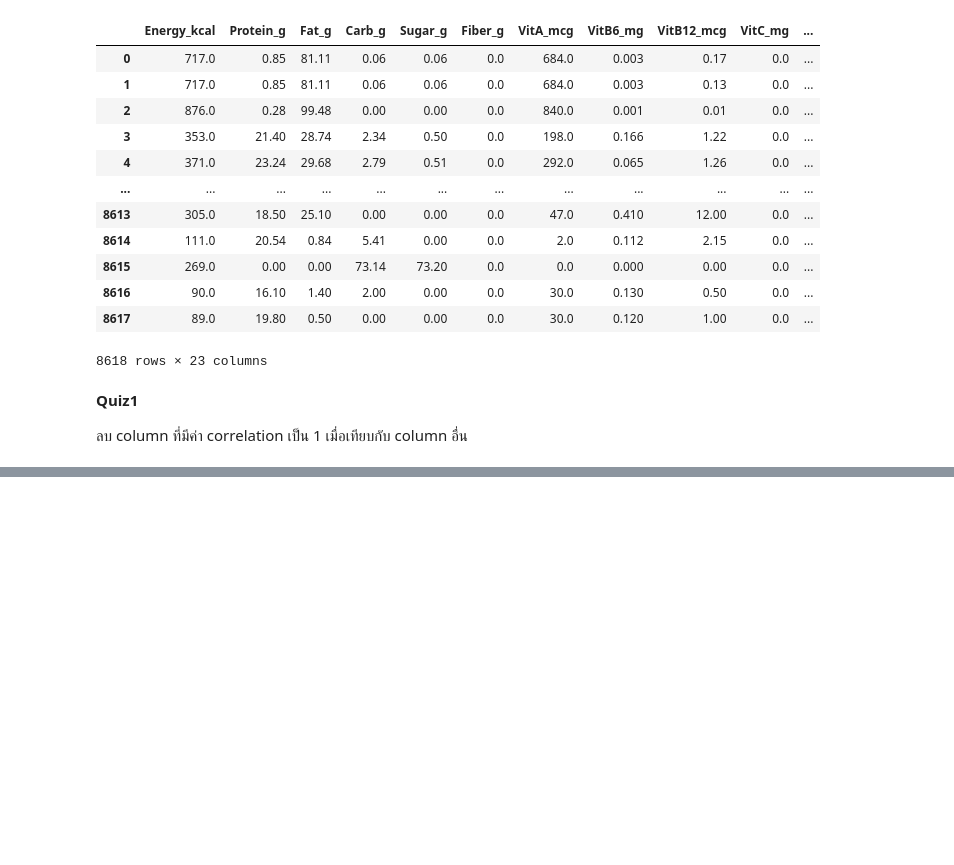
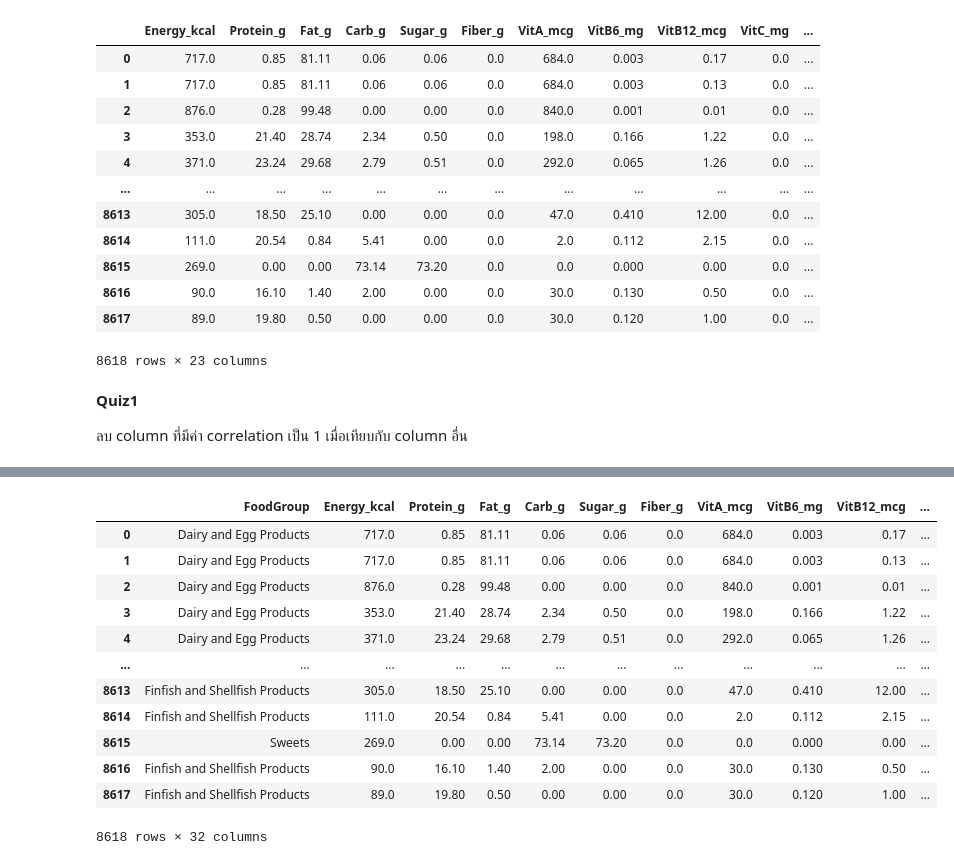
Before and after one commit to kittimaxz/multivariate, a Jupyter notebook: Chapter3_PCA_.ipynb, the cells around one changed output, grey strips where cells are left out. Cells and saved outputs as stored; diff of their text form; code cells hidden in the pictures; blank space fills up the shorter version.

```diff
--- a/Chapter3_PCA_.ipynb
+++ b/Chapter3_PCA_.ipynb
@@ -607,0 +621,17 @@ TypeError: ignored
+# %%
+data_dropped=data.drop(['ID','ShortDescrip','Descrip','CommonName','MfgName','ScientificName','VitE_mg','Niacin_mg','Riboflavin_mg','Thiamin_mg','Magnesium_mg','Phosphorus_mg','Zinc_mg'],axis=1)
+data_dropped
+# %% [output]
+|  | FoodGroup | Energy_kcal | Protein_g | Fat_g | Carb_g | Sugar_g | Fiber_g | VitA_mcg | VitB6_mg | VitB12_mcg | ... |
+| 0 | Dairy and Egg Products | 717.0 | 0.85 | 81.11 | 0.06 | 0.06 | 0.0 | 684.0 | 0.003 | 0.17 | ... |
+| 1 | Dairy and Egg Products | 717.0 | 0.85 | 81.11 | 0.06 | 0.06 | 0.0 | 684.0 | 0.003 | 0.13 | ... |
+| 2 | Dairy and Egg Products | 876.0 | 0.28 | 99.48 | 0.00 | 0.00 | 0.0 | 840.0 | 0.001 | 0.01 | ... |
+| 3 | Dairy and Egg Products | 353.0 | 21.40 | 28.74 | 2.34 | 0.50 | 0.0 | 198.0 | 0.166 | 1.22 | ... |
+| 4 | Dairy and Egg Products | 371.0 | 23.24 | 29.68 | 2.79 | 0.51 | 0.0 | 292.0 | 0.065 | 1.26 | ... |
+| ... | ... | ... | ... | ... | ... | ... | ... | ... | ... | ... | ... |
+| 8613 | Finfish and Shellfish Products | 305.0 | 18.50 | 25.10 | 0.00 | 0.00 | 0.0 | 47.0 | 0.410 | 12.00 | ... |
+| 8614 | Finfish and Shellfish Products | 111.0 | 20.54 | 0.84 | 5.41 | 0.00 | 0.0 | 2.0 | 0.112 | 2.15 | ... |
+| 8615 | Sweets | 269.0 | 0.00 | 0.00 | 73.14 | 73.20 | 0.0 | 0.0 | 0.000 | 0.00 | ... |
+| 8616 | Finfish and Shellfish Products | 90.0 | 16.10 | 1.40 | 2.00 | 0.00 | 0.0 | 30.0 | 0.130 | 0.50 | ... |
+| 8617 | Finfish and Shellfish Products | 89.0 | 19.80 | 0.50 | 0.00 | 0.00 | 0.0 | 30.0 | 0.120 | 1.00 | ... |
+8618 rows × 32 columns
```
Also changed, not shown: parts of 16 cells of this notebook.
